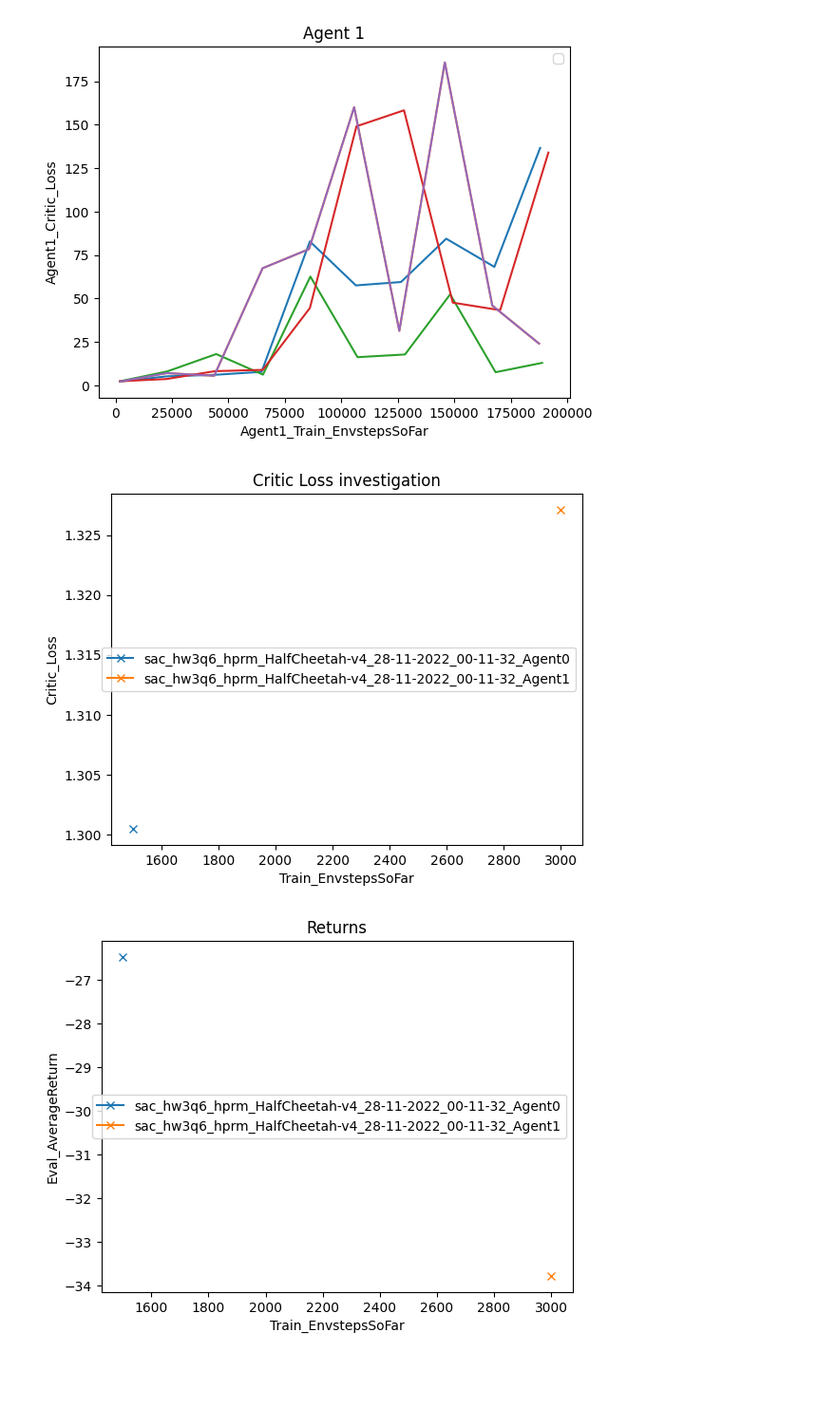
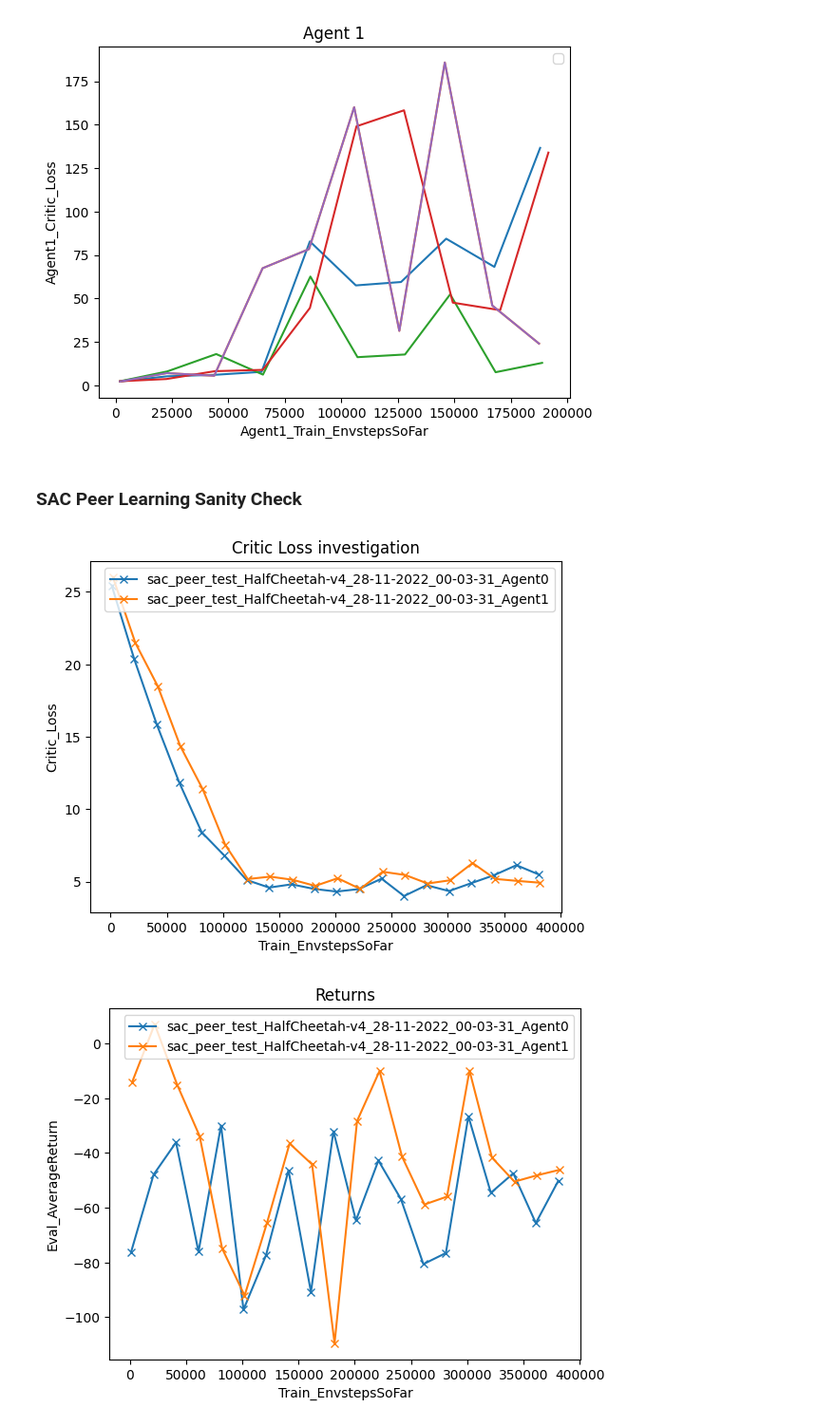
Before and after one commit to chirag-sharma-00/CS285-Project, a Jupyter notebook: cs285/scripts/plotter.ipynb, the cells around one changed output. Shown at 95% size. Cells and saved outputs as stored; diff of their text form; code cells hidden in the pictures; blank space fills up the shorter version.

```diff
--- a/cs285/scripts/plotter.ipynb
+++ b/cs285/scripts/plotter.ipynb
@@ -96,11 +97,13 @@ plt.show()
 # %% [output]
 No artists with labels found to put in legend.  Note that artists whose label start with an underscore are ignored when legend() is called with no argument.
 [figure]
+# %% [markdown]
+### SAC Peer Learning Sanity Check
 # %%
 X_label='Train_EnvstepsSoFar'
 Y_label='Critic_Loss'
 
-exp_names = [sac_hw3q6]
+exp_names = [sac1]
 peer_num = 2
 
 for exp_name in exp_names:
@@ -115,24 +118,24 @@ plt.legend()
 plt.title("Critic Loss investigation")
 plt.show()
 # %% [output]
-[figure, old version]
+[figure, new version]
 # %%
 X_label='Train_EnvstepsSoFar'
 Y_label='Eval_AverageReturn'
 
-exp_names = [sac_hw3q6]
+exp_names = [sac1]
 peer_num = 2
 
 for exp_name in exp_names:
     series = getXYpeer(exp_name, X_label, Y_label, peer_num)
     for i in range(peer_num):
         X, Y = series[i]
         plt.plot(X, Y, marker='x', label=exp_name+"_Agent%d"%i)
 plt.xlabel(X_label)
 plt.ylabel(Y_label)
 plt.legend()
 
 plt.title("Returns")
 plt.show()
 # %% [output]
-[figure, old version]
+[figure, new version]
```
Also changed, not shown: parts of 4 cells of this notebook, 3 other files.
